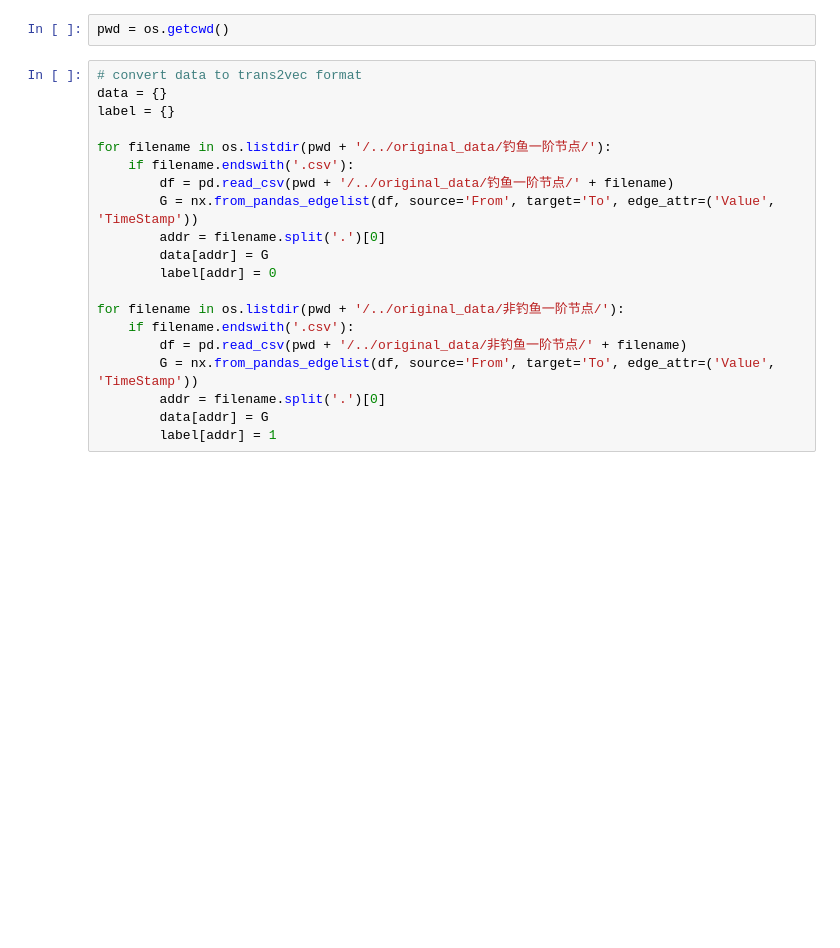
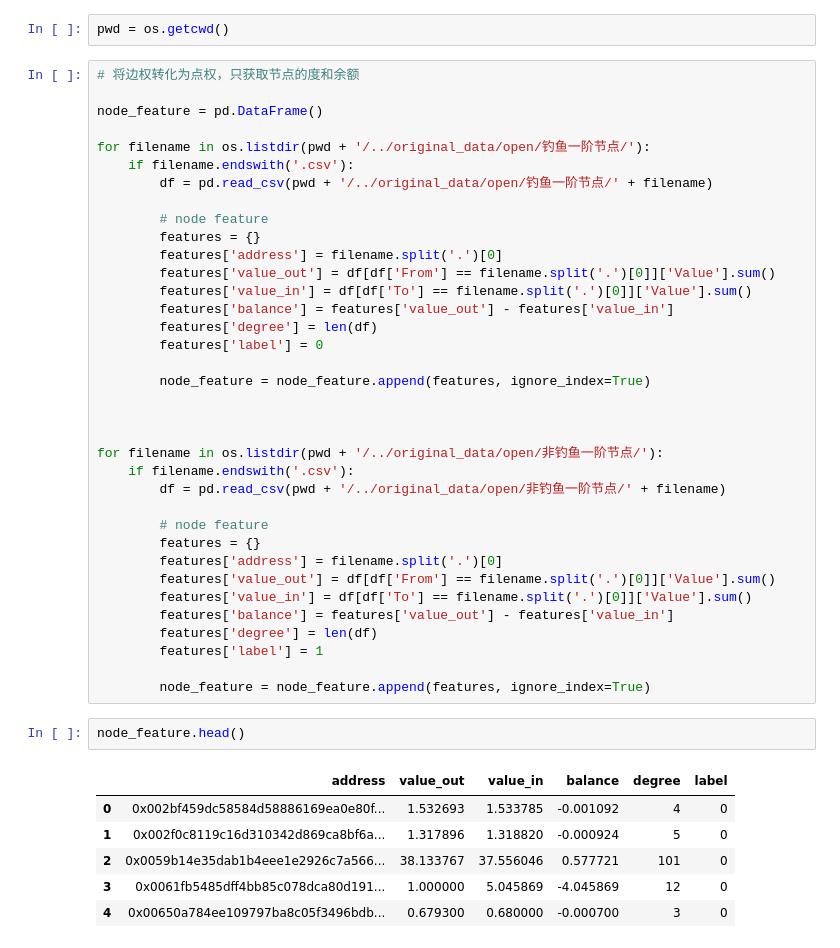
Before and after one commit to YancyKahn/eth-phishing-detection, a Jupyter notebook: notebook/gcn_classification.ipynb, the cells around one changed output. Cells and saved outputs as stored; diff of their text form; blank space fills up the shorter version.

```diff
--- a/notebook/gcn_classification.ipynb
+++ b/notebook/gcn_classification.ipynb
@@ -7,23 +7,48 @@ import networkx as nx
 warnings.filterwarnings('ignore')
 # %%
 pwd = os.getcwd()
-# %%
-# convert data to trans2vec format
-data = {}
-label = {}
-
-for filename in os.listdir(pwd + '/../original_data/钓鱼一阶节点/'):
-    if filename.endswith('.csv'):
-        df = pd.read_csv(pwd + '/../original_data/钓鱼一阶节点/' + filename)
-        G = nx.from_pandas_edgelist(df, source='From', target='To', edge_attr=('Value', 'TimeStamp'))
-        addr = filename.split('.')[0]
-        data[addr] = G
-        label[addr] = 0
-
-for filename in os.listdir(pwd + '/../original_data/非钓鱼一阶节点/'):
-    if filename.endswith('.csv'):
-        df = pd.read_csv(pwd + '/../original_data/非钓鱼一阶节点/' + filename)
-        G = nx.from_pandas_edgelist(df, source='From', target='To', edge_attr=('Value', 'TimeStamp'))
-        addr = filename.split('.')[0]
-        data[addr] = G
-        label[addr] = 1
+# %%
+# 将边权转化为点权，只获取节点的度和余额
+
+node_feature = pd.DataFrame()
+
+for filename in os.listdir(pwd + '/../original_data/open/钓鱼一阶节点/'):
+    if filename.endswith('.csv'):
+        df = pd.read_csv(pwd + '/../original_data/open/钓鱼一阶节点/' + filename)
+
+        # node feature
+        features = {}
+        features['address'] = filename.split('.')[0]
+        features['value_out'] = df[df['From'] == filename.split('.')[0]]['Value'].sum()
+        features['value_in'] = df[df['To'] == filename.split('.')[0]]['Value'].sum()
+        features['balance'] = features['value_out'] - features['value_in']
+        features['degree'] = len(df)
+        features['label'] = 0
+
+        node_feature = node_feature.append(features, ignore_index=True)
+
+
+
+for filename in os.listdir(pwd + '/../original_data/open/非钓鱼一阶节点/'):
+    if filename.endswith('.csv'):
+        df = pd.read_csv(pwd + '/../original_data/open/非钓鱼一阶节点/' + filename)
+
+        # node feature
+        features = {}
+        features['address'] = filename.split('.')[0]
+        features['value_out'] = df[df['From'] == filename.split('.')[0]]['Value'].sum()
+        features['value_in'] = df[df['To'] == filename.split('.')[0]]['Value'].sum()
+        features['balance'] = features['value_out'] - features['value_in']
+        features['degree'] = len(df)
+        features['label'] = 1
+
+        node_feature = node_feature.append(features, ignore_index=True)
+# %%
+node_feature.head()
+# %% [output]
+|  | address | value_out | value_in | balance | degree | label |
+| 0 | 0x002bf459dc58584d58886169ea0e80f... | 1.532693 | 1.533785 | -0.001092 | 4 | 0 |
+| 1 | 0x002f0c8119c16d310342d869ca8bf6a... | 1.317896 | 1.318820 | -0.000924 | 5 | 0 |
+| 2 | 0x0059b14e35dab1b4eee1e2926c7a566... | 38.133767 | 37.556046 | 0.577721 | 101 | 0 |
+| 3 | 0x0061fb5485dff4bb85c078dca80d191... | 1.000000 | 5.045869 | -4.045869 | 12 | 0 |
+| 4 | 0x00650a784ee109797ba8c05f3496bdb... | 0.679300 | 0.680000 | -0.000700 | 3 | 0 |
```
Also changed, not shown: parts of 18 cells of this notebook, 2 other files.
